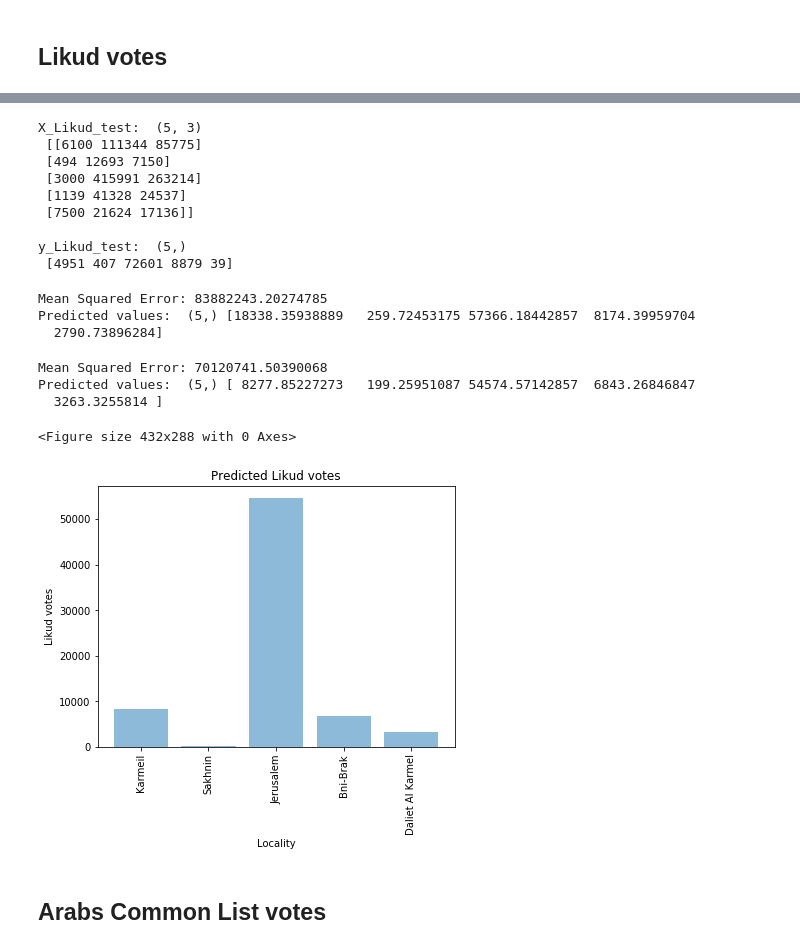
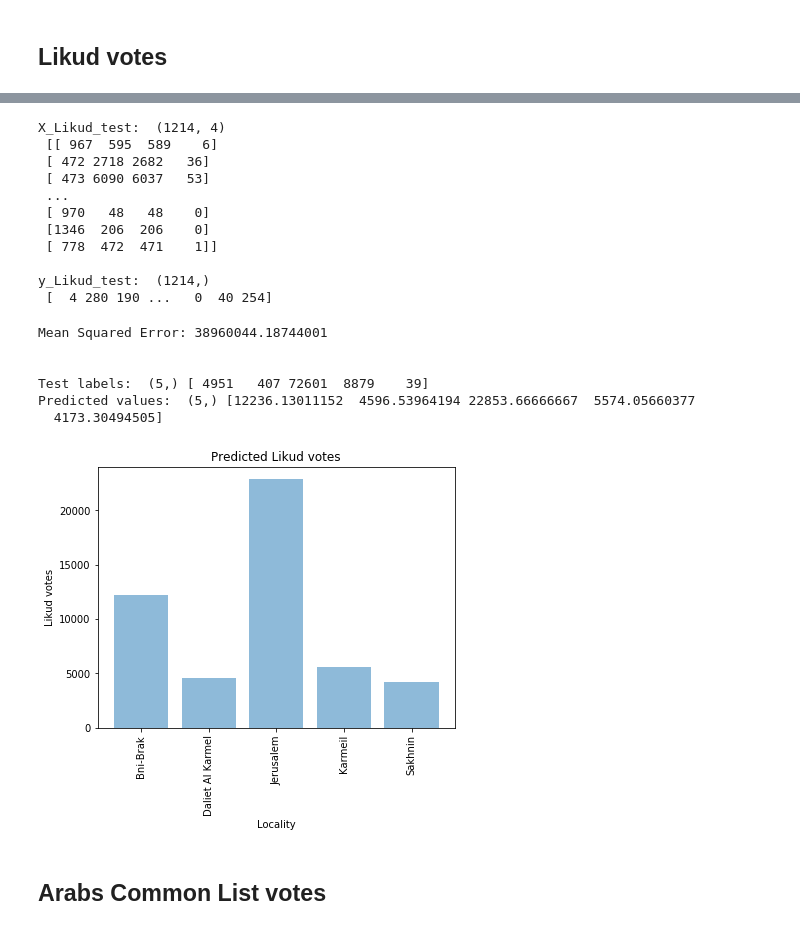
Before and after one commit to zbeedatm/machine_learning, a Jupyter notebook: HW2.ipynb, the cells around one changed output, grey strips where cells are left out. Cells and saved outputs as stored; diff of their text form; code cells hidden in the pictures.

```diff
--- a/HW2.ipynb
+++ b/HW2.ipynb
@@ -1281,0 +1350,3 @@ print(X_5_filtered.shape, X_5_filtered)
+# %%
+df_5_test = df_test_locality[["Locality Code", "Voters", "Qualified", "Disqualified", party2code["מחל"], party2code["ודעם"], party2code["פה"]]]
+df_5_test.head()
@@ -1291,8 +1369,10 @@ print(X_5_filtered.shape, X_5_filtered)
 # y_Likud_train = X_train_polling[:, [28]] # Likud votes
 
 # With localities only
-X_Likud_train = X_train_locality[:, 2:5]
-y_Likud_train = X_train_locality[:, 24] # Likud votes
+# X_Likud_train = X_train_locality[:, 2:5]
+# y_Likud_train = X_train_locality[:, 24] # Likud votes
+X_Likud_train = df_5_train.values[:, :4]
+y_Likud_train = df_5_train.values[:, 4] # Likud votes
 
 y_Likud_train = y_Likud_train.astype('int')
 
@@ -1338,79 +1408,85 @@ array([0.0177828 , 0.28398828, 0.69822892])
 # y_Likud_test = X_5_filtered[:, 28] # Likud votes
 
 ## Only localities - filtered
-X_Likud_test = X_5_filtered[:, 2:5]
-y_Likud_test = X_5_filtered[:, 23] # Likud votes
+# X_Likud_test = X_5_filtered[:, 2:5]
+# y_Likud_test = X_5_filtered[:, 23] # Likud votes
 ## y_Likud_test = y_Likud_test[::-1] # reverse it
 
+
+## Without filtering
+
+# With Polling numbers
 # X_Likud_test = np.concatenate((X_test_polling[:, 3:26],X_test_polling[:, 28:]), axis=1) # Without Likud data
 # X_Likud_test = X_test_polling[:, 3:11]
 # y_Likud_test = X_test_polling[:, [27]] # Likud votes
 
+# Without polling numbers
 # X_Likud_test = X_test_locality[:, 2:7]
 # y_Likud_test = X_test_locality[:, 23] # Likud votes
+X_Likud_test = df_5_test.values[:, :4]
+y_Likud_test = df_5_test.values[:, 4] # Likud votes
 
 print("\nX_Likud_test: ",  X_Likud_test.shape, "\n", X_Likud_test)
 print("\ny_Likud_test: ",  y_Likud_test.shape, "\n", y_Likud_test)
 # %% [output]
-X_Likud_test:  (5, 3)
- [[6100 111344 85775]
- [494 12693 7150]
- [3000 415991 263214]
- [1139 41328 24537]
- [7500 21624 17136]]
+X_Likud_test:  (1214, 4)
+ [[ 967  595  589    6]
+ [ 472 2718 2682   36]
+ [ 473 6090 6037   53]
+ ...
+ [ 970   48   48    0]
+ [1346  206  206    0]
+ [ 778  472  471    1]]
 
-y_Likud_test:  (5,)
- [4951 407 72601 8879 39]
+y_Likud_test:  (1214,)
+ [  4 280 190 ...   0  40 254]
 # %%
-# best_model5 = gs5.best_estimator_
+y_Likud_pred=adb_Likud.predict(X_Likud_test)
 
-# y_Likud_pred=best_model5.predict(X_Likud_test)
+print('Mean Squared Error:', metrics.mean_squared_error(y_Likud_test, y_Likud_pred))
 
-# print('Mean Squared Error:', metrics.mean_squared_error(y_Likud_test, y_Likud_pred))
-# print("Predicted values: ", y_Likud_pred.shape, y_Likud_pred)
+filtered_likud_pred = np.array(y_Likud_pred)[df_c_5_filtered.index]
+filtered_likud_labels = np.array(y_Likud_test)[df_c_5_filtered.index]
+
+print("\n")
+print("Test labels: ", filtered_likud_labels.shape, filtered_likud_labels)
+print("Predicted values: ", filtered_likud_pred.shape, filtered_likud_pred)
 # %% [output]
-Mean Squared Error: 83882243.20274785
-Predicted values:  (5,) [18338.35938889   259.72453175 57366.18442857  8174.39959704
-  2790.73896284]
+Mean Squared Error: 38960044.18744001
+
+
+Test labels:  (5,) [ 4951   407 72601  8879    39]
+Predicted values:  (5,) [12236.13011152  4596.53964194 22853.66666667  5574.05660377
+  4173.30494505]
-# %%
-y_Likud_pred=adb_Likud.predict(X_Likud_test)
-
-print('Mean Squared Error:', metrics.mean_squared_error(y_Likud_test, y_Likud_pred))
-print("Predicted values: ", y_Likud_pred.shape, y_Likud_pred)
-# %% [output]
-Mean Squared Error: 70120741.50390068
-Predicted values:  (5,) [ 8277.85227273   199.25951087 54574.57142857  6843.26846847
-  3263.3255814 ]
 # %%
 
 # plt.figure(8)
 # plt.figure(figsize=(6.4,4.8))
 # plt.scatter(X_Likud_test[:,0], y_Likud_pred, s=30, alpha=0.5)
 # plt.title('Predicted votes for Likud')
 # plt.xlabel('Test labels')
 # plt.ylabel('Predicted labels')
 # plt.show()
 
 # plt.figure(9)
 # plt.figure(figsize=(6.4,4.8))
 # plt.plot(X_Likud_test[:,0], y_Likud_pred)
 # plt.xlabel('Locality')
 # plt.ylabel('Qualified votes')
 # plt.title('Predicted qualified votes')
 # plt.show()
 
-plt.figure(9)
+# plt.figure(9)
 plt.figure(figsize=(6.4,4.8))
 y_pos = np.arange(len(columns_5))
-plt.bar(y_pos, y_Likud_pred, align='center', alpha=0.5)
+plt.bar(y_pos, filtered_likud_pred, align='center', alpha=0.5)
 plt.xticks(y_pos, columns_5, rotation='vertical')
 plt.xlabel('Locality')
 plt.ylabel('Likud votes')
 plt.title('Predicted Likud votes')
 plt.show()
 # %% [output]
-<Figure size 432x288 with 0 Axes>
-[figure, old version]
+[figure, new version]
 # %% [markdown]
 ## Arabs Common List votes
 # %%
```
Also changed, not shown: parts of 54 cells of this notebook.
